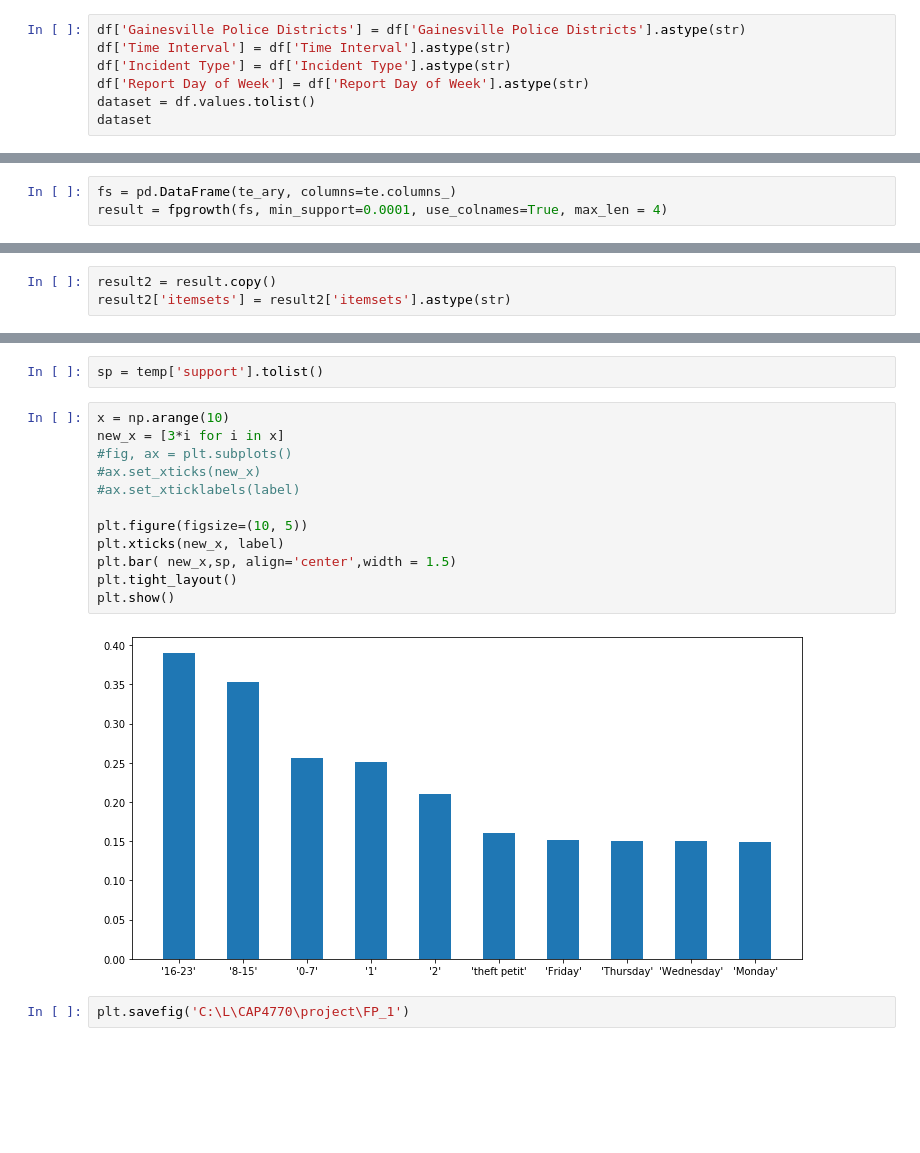
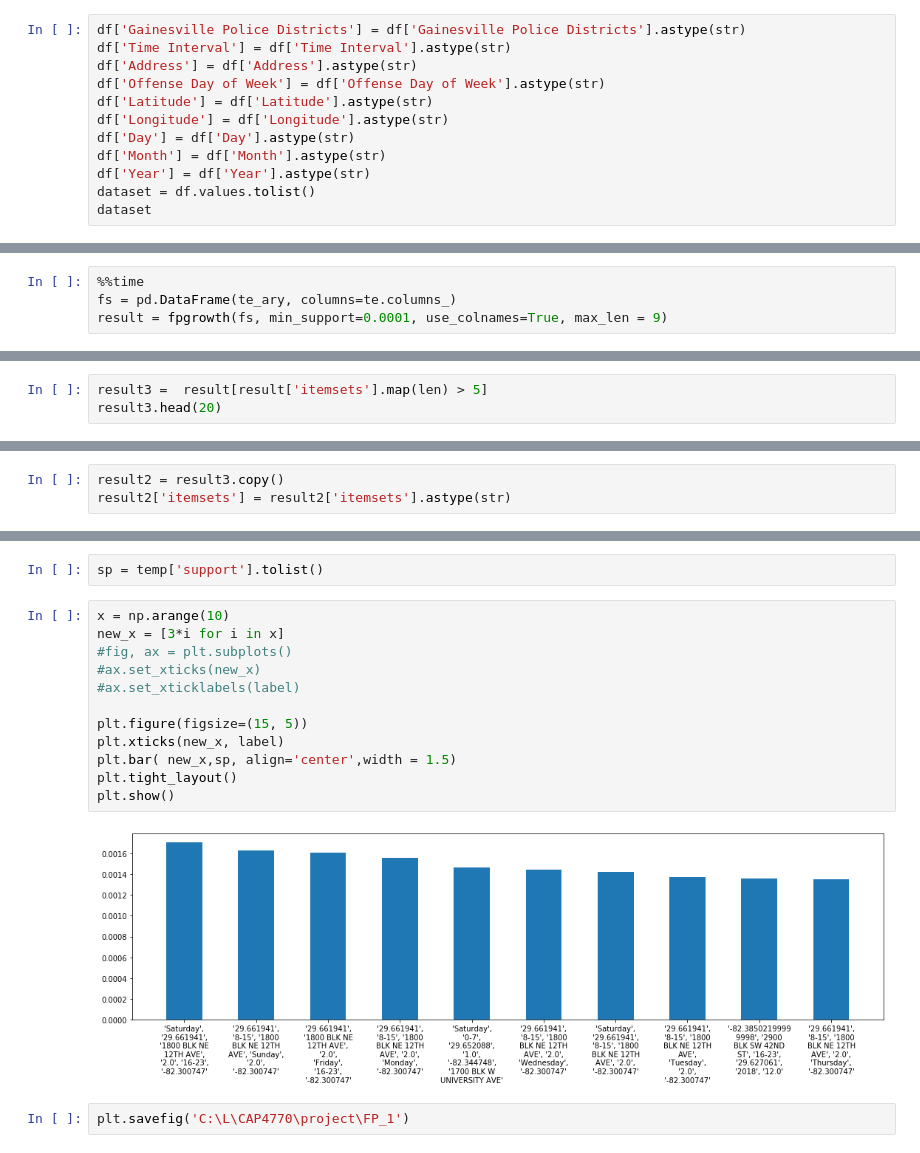
Before and after one commit to arham23/GainesvilleCrimeAnalysis, a Jupyter notebook: FrequentPatternMining.ipynb, the cells around one changed output, grey strips where cells are left out. Drawn from its saved outputs; the diff is of its cells as text; blank space fills up the shorter version.

```diff
--- a/FrequentPatternMining.ipynb
+++ b/FrequentPatternMining.ipynb
@@ -86,8 +105,13 @@ df.head()
 # %%
 df['Gainesville Police Districts'] = df['Gainesville Police Districts'].astype(str)
 df['Time Interval'] = df['Time Interval'].astype(str)
-df['Incident Type'] = df['Incident Type'].astype(str)
-df['Report Day of Week'] = df['Report Day of Week'].astype(str)
+df['Address'] = df['Address'].astype(str)
+df['Offense Day of Week'] = df['Offense Day of Week'].astype(str)
+df['Latitude'] = df['Latitude'].astype(str)
+df['Longitude'] = df['Longitude'].astype(str)
+df['Day'] = df['Day'].astype(str)
+df['Month'] = df['Month'].astype(str)
+df['Year'] = df['Year'].astype(str)
 dataset = df.values.tolist()
 dataset
 # %% [output]
@@ -131,3 +160,4 @@ array([[False, False,  True, ..., False, False, False],
 # %%
+%%time
 fs = pd.DataFrame(te_ary, columns=te.columns_)
-result = fpgrowth(fs, min_support=0.0001, use_colnames=True, max_len = 4)
+result = fpgrowth(fs, min_support=0.0001, use_colnames=True, max_len = 9)
@@ -182,0 +215,3 @@ result2.head(20)
+# %%
+result3 =  result[result['itemsets'].map(len) > 5]
+result3.head(20)
@@ -225,5 +239,5 @@ result2.head(20)
 # %%
-result2 = result.copy()
+result2 = result3.copy()
 result2['itemsets'] = result2['itemsets'].astype(str)
 # %%
 result2
@@ -312,17 +326,17 @@ sp = temp['support'].tolist()
 # %%
 x = np.arange(10)
 new_x = [3*i for i in x]
 #fig, ax = plt.subplots()
 #ax.set_xticks(new_x)
 #ax.set_xticklabels(label)
 
-plt.figure(figsize=(10, 5))
+plt.figure(figsize=(15, 5))
 plt.xticks(new_x, label)
 plt.bar( new_x,sp, align='center',width = 1.5)
 plt.tight_layout()
 plt.show()
 # %% [output]
-[figure, old version]
+[figure, new version]
 # %%
 plt.savefig('C:\L\CAP4770\project\FP_1')
 # %% [output]
```
Also changed, not shown: parts of 22 cells of this notebook.
